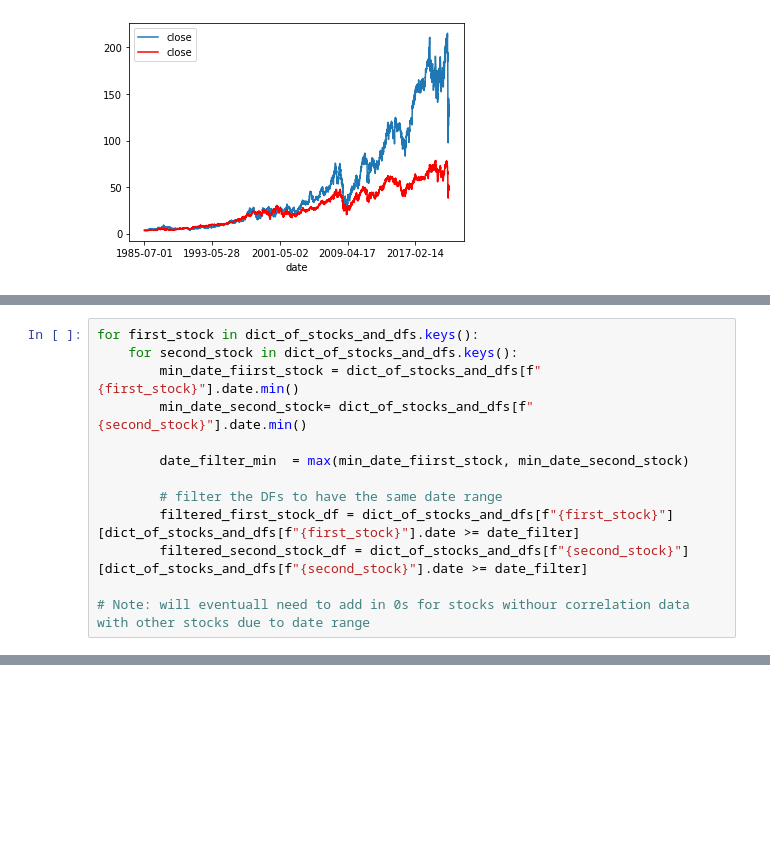
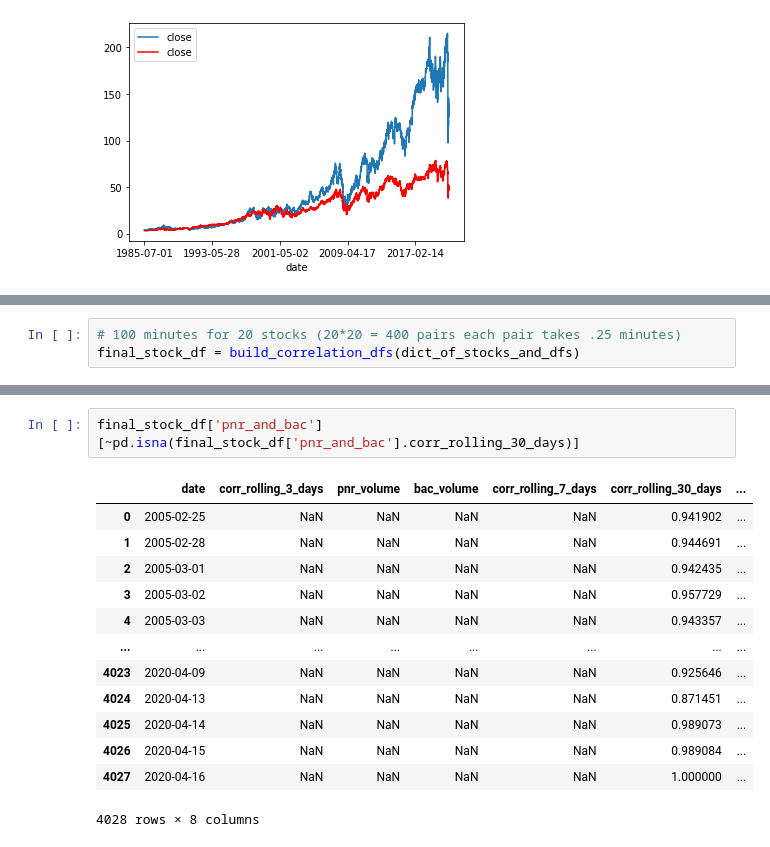
Before and after one commit to jonhilgart22/daily_trading, a Jupyter notebook: notebooks/train_model.ipynb, the cells around one changed output, grey strips where cells are left out. Cells and saved outputs as stored; diff of their text form; blank space fills up the shorter version.

```diff
--- a/notebooks/train_model.ipynb
+++ b/notebooks/train_model.ipynb
@@ -135,13 +153,0 @@ here
-# %%
-for first_stock in dict_of_stocks_and_dfs.keys():
-    for second_stock in dict_of_stocks_and_dfs.keys():
-        min_date_fiirst_stock = dict_of_stocks_and_dfs[f"{first_stock}"].date.min()
-        min_date_second_stock= dict_of_stocks_and_dfs[f"{second_stock}"].date.min()
-
-        date_filter_min  = max(min_date_fiirst_stock, min_date_second_stock)
-
-        # filter the DFs to have the same date range
-        filtered_first_stock_df = dict_of_stocks_and_dfs[f"{first_stock}"][dict_of_stocks_and_dfs[f"{first_stock}"].date >= date_filter]
-        filtered_second_stock_df = dict_of_stocks_and_dfs[f"{second_stock}"][dict_of_stocks_and_dfs[f"{second_stock}"].date >= date_filter]
-
-# Note: will eventuall need to add in 0s for stocks withour correlation data with other stocks due to date range
@@ -147,0 +308,3 @@ for first_stock in dict_of_stocks_and_dfs.keys():
+# %%
+# 100 minutes for 20 stocks (20*20 = 400 pairs each pair takes .25 minutes)
+final_stock_df = build_correlation_dfs(dict_of_stocks_and_dfs)
@@ -147,0 +382,16 @@ for first_stock in dict_of_stocks_and_dfs.keys():
+# %%
+final_stock_df['pnr_and_bac'][~pd.isna(final_stock_df['pnr_and_bac'].corr_rolling_30_days)]
+# %% [output]
+|  | date | corr_rolling_3_days | pnr_volume | bac_volume | corr_rolling_7_days | corr_rolling_30_days | ... |
+| 0 | 2005-02-25 | NaN | NaN | NaN | NaN | 0.941902 | ... |
+| 1 | 2005-02-28 | NaN | NaN | NaN | NaN | 0.944691 | ... |
+| 2 | 2005-03-01 | NaN | NaN | NaN | NaN | 0.942435 | ... |
+| 3 | 2005-03-02 | NaN | NaN | NaN | NaN | 0.957729 | ... |
+| 4 | 2005-03-03 | NaN | NaN | NaN | NaN | 0.943357 | ... |
+| ... | ... | ... | ... | ... | ... | ... | ... |
+| 4023 | 2020-04-09 | NaN | NaN | NaN | NaN | 0.925646 | ... |
+| 4024 | 2020-04-13 | NaN | NaN | NaN | NaN | 0.871451 | ... |
+| 4025 | 2020-04-14 | NaN | NaN | NaN | NaN | 0.989073 | ... |
+| 4026 | 2020-04-15 | NaN | NaN | NaN | NaN | 0.989084 | ... |
+| 4027 | 2020-04-16 | NaN | NaN | NaN | NaN | 1.000000 | ... |
+4028 rows × 8 columns
```
Also changed, not shown: parts of 20 cells of this notebook, 2 other files.
